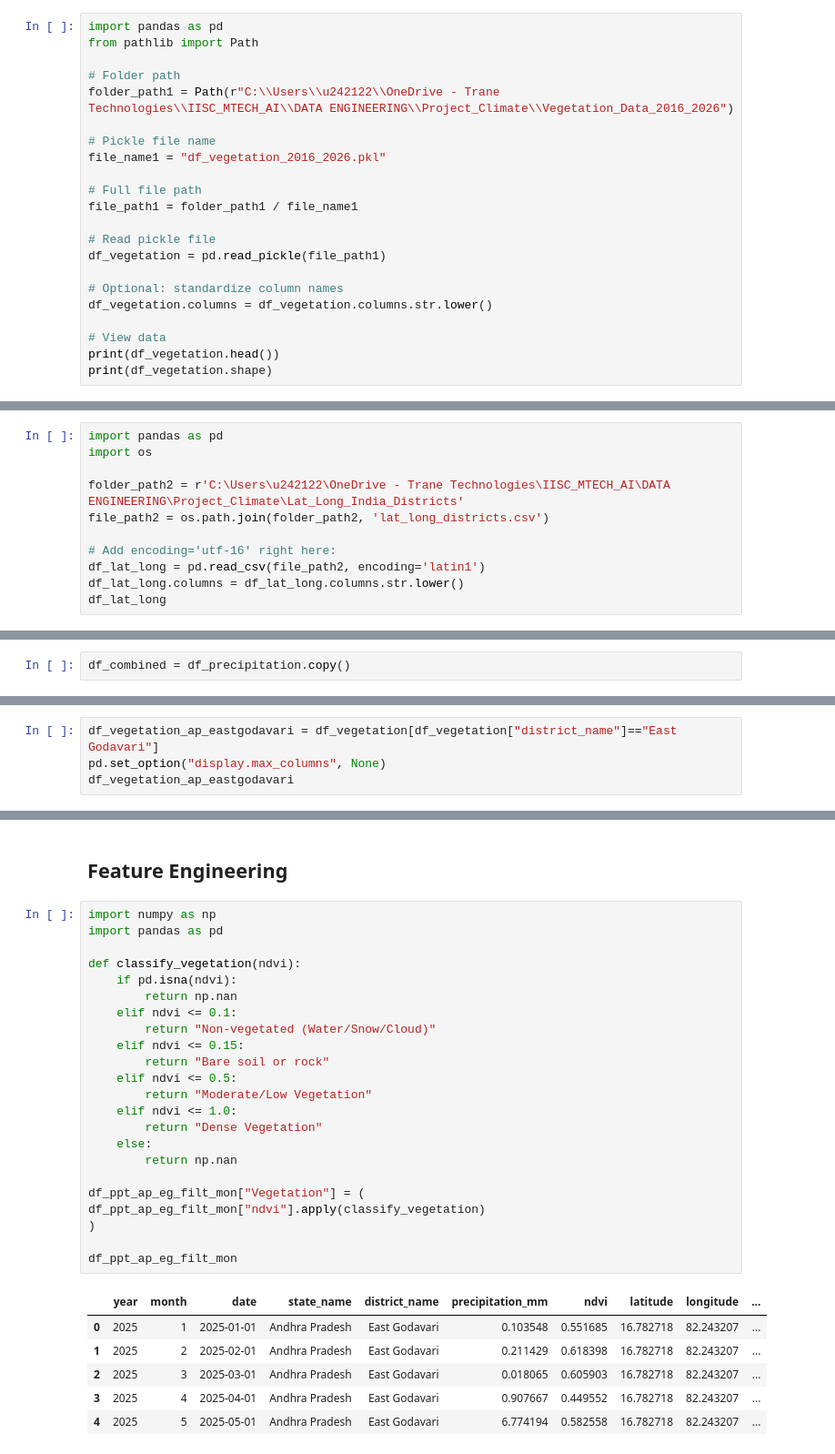
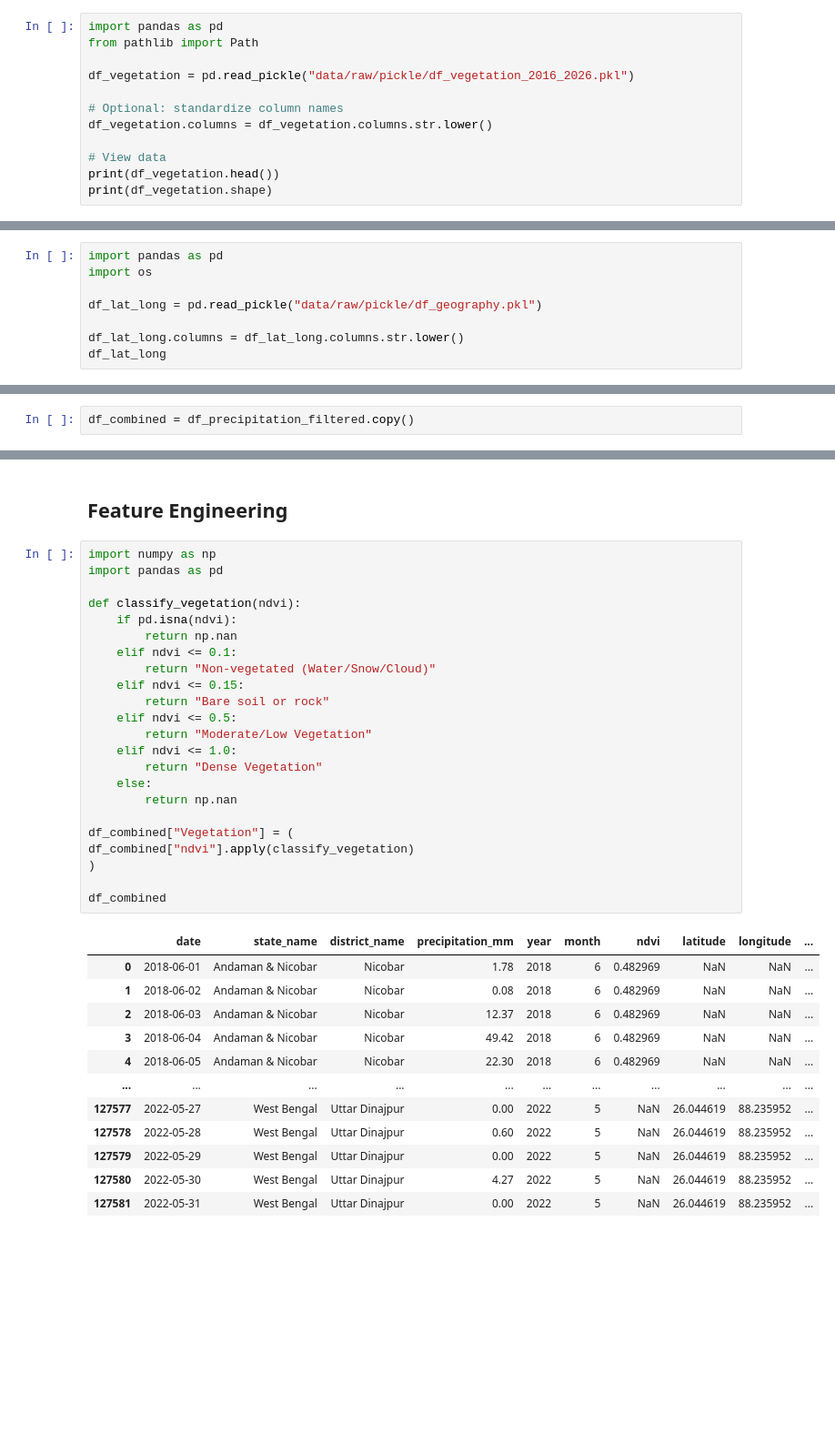
Before and after one commit to siby-sabu/dsba2026, a Jupyter notebook: allu_data_integration.ipynb, the cells around one changed output, grey strips where cells are left out. Shown at 91% size. Cells and saved outputs as stored; diff of their text form; blank space fills up the shorter version.

```diff
--- a/allu_data_integration.ipynb
+++ b/allu_data_integration.ipynb
@@ -36,17 +26,7 @@ print(df_precipitation.shape)
 import pandas as pd
 from pathlib import Path
 
-# Folder path
-folder_path1 = Path(r"C:\\Users\\u242122\\OneDrive - Trane Technologies\\IISC_MTECH_AI\\DATA ENGINEERING\\Project_Climate\\Vegetation_Data_2016_2026")
-
-# Pickle file name
-file_name1 = "df_vegetation_2016_2026.pkl"
-
-# Full file path
-file_path1 = folder_path1 / file_name1
-
-# Read pickle file
-df_vegetation = pd.read_pickle(file_path1)
+df_vegetation = pd.read_pickle("data/raw/pickle/df_vegetation_2016_2026.pkl")
 
 # Optional: standardize column names
 df_vegetation.columns = df_vegetation.columns.str.lower()
@@ -120,11 +90,8 @@ print(df_cropyield.shape)
 import pandas as pd
 import os
 
-folder_path2 = r'C:\Users\u242122\OneDrive - Trane Technologies\IISC_MTECH_AI\DATA ENGINEERING\Project_Climate\Lat_Long_India_Districts'
-file_path2 = os.path.join(folder_path2, 'lat_long_districts.csv')
+df_lat_long = pd.read_pickle("data/raw/pickle/df_geography.pkl")
 
-# Add encoding='utf-16' right here:
-df_lat_long = pd.read_csv(file_path2, encoding='latin1')
 df_lat_long.columns = df_lat_long.columns.str.lower()
 df_lat_long
 # %% [output]
@@ -240,7 +207,7 @@ print(df_cropyield_filtered.shape)
 # %% [markdown]
 # Step 6 : Data Integration
 # %%
-df_combined = df_precipitation.copy()
+df_combined = df_precipitation_filtered.copy()
 # %%
 import pandas as pd
 
@@ -461,4 +307,0 @@ print(unique_districts)
-# %%
-df_vegetation_ap_eastgodavari = df_vegetation[df_vegetation["district_name"]=="East Godavari"]
-pd.set_option("display.max_columns", None)
-df_vegetation_ap_eastgodavari
@@ -540,30 +310,36 @@ df_lat_long
 # %%
 import numpy as np
 import pandas as pd
 
 def classify_vegetation(ndvi):
     if pd.isna(ndvi):
         return np.nan
     elif ndvi <= 0.1:
         return "Non-vegetated (Water/Snow/Cloud)"
     elif ndvi <= 0.15:
         return "Bare soil or rock"
     elif ndvi <= 0.5:
         return "Moderate/Low Vegetation"
     elif ndvi <= 1.0:
         return "Dense Vegetation"
     else:
         return np.nan
 
-df_ppt_ap_eg_filt_mon["Vegetation"] = (
-df_ppt_ap_eg_filt_mon["ndvi"].apply(classify_vegetation)
+df_combined["Vegetation"] = (
+df_combined["ndvi"].apply(classify_vegetation)
 )
 
-df_ppt_ap_eg_filt_mon
+df_combined
 # %% [output]
-|  | year | month | date | state_name | district_name | precipitation_mm | ndvi | latitude | longitude | ... |
-| 0 | 2025 | 1 | 2025-01-01 | Andhra Pradesh | East Godavari | 0.103548 | 0.551685 | 16.782718 | 82.243207 | ... |
-| 1 | 2025 | 2 | 2025-02-01 | Andhra Pradesh | East Godavari | 0.211429 | 0.618398 | 16.782718 | 82.243207 | ... |
-| 2 | 2025 | 3 | 2025-03-01 | Andhra Pradesh | East Godavari | 0.018065 | 0.605903 | 16.782718 | 82.243207 | ... |
-| 3 | 2025 | 4 | 2025-04-01 | Andhra Pradesh | East Godavari | 0.907667 | 0.449552 | 16.782718 | 82.243207 | ... |
-| 4 | 2025 | 5 | 2025-05-01 | Andhra Pradesh | East Godavari | 6.774194 | 0.582558 | 16.782718 | 82.243207 | ... |
+|  | date | state_name | district_name | precipitation_mm | year | month | ndvi | latitude | longitude | ... |
+| 0 | 2018-06-01 | Andaman & Nicobar | Nicobar | 1.78 | 2018 | 6 | 0.482969 | NaN | NaN | ... |
+| 1 | 2018-06-02 | Andaman & Nicobar | Nicobar | 0.08 | 2018 | 6 | 0.482969 | NaN | NaN | ... |
+| 2 | 2018-06-03 | Andaman & Nicobar | Nicobar | 12.37 | 2018 | 6 | 0.482969 | NaN | NaN | ... |
+| 3 | 2018-06-04 | Andaman & Nicobar | Nicobar | 49.42 | 2018 | 6 | 0.482969 | NaN | NaN | ... |
+| 4 | 2018-06-05 | Andaman & Nicobar | Nicobar | 22.30 | 2018 | 6 | 0.482969 | NaN | NaN | ... |
+| ... | ... | ... | ... | ... | ... | ... | ... | ... | ... | ... |
+| 127577 | 2022-05-27 | West Bengal | Uttar Dinajpur | 0.00 | 2022 | 5 | NaN | 26.044619 | 88.235952 | ... |
+| 127578 | 2022-05-28 | West Bengal | Uttar Dinajpur | 0.60 | 2022 | 5 | NaN | 26.044619 | 88.235952 | ... |
+| 127579 | 2022-05-29 | West Bengal | Uttar Dinajpur | 0.00 | 2022 | 5 | NaN | 26.044619 | 88.235952 | ... |
+| 127580 | 2022-05-30 | West Bengal | Uttar Dinajpur | 4.27 | 2022 | 5 | NaN | 26.044619 | 88.235952 | ... |
+| 127581 | 2022-05-31 | West Bengal | Uttar Dinajpur | 0.00 | 2022 | 5 | NaN | 26.044619 | 88.235952 | ... |
```
Also changed, not shown: parts of 33 cells of this notebook.
